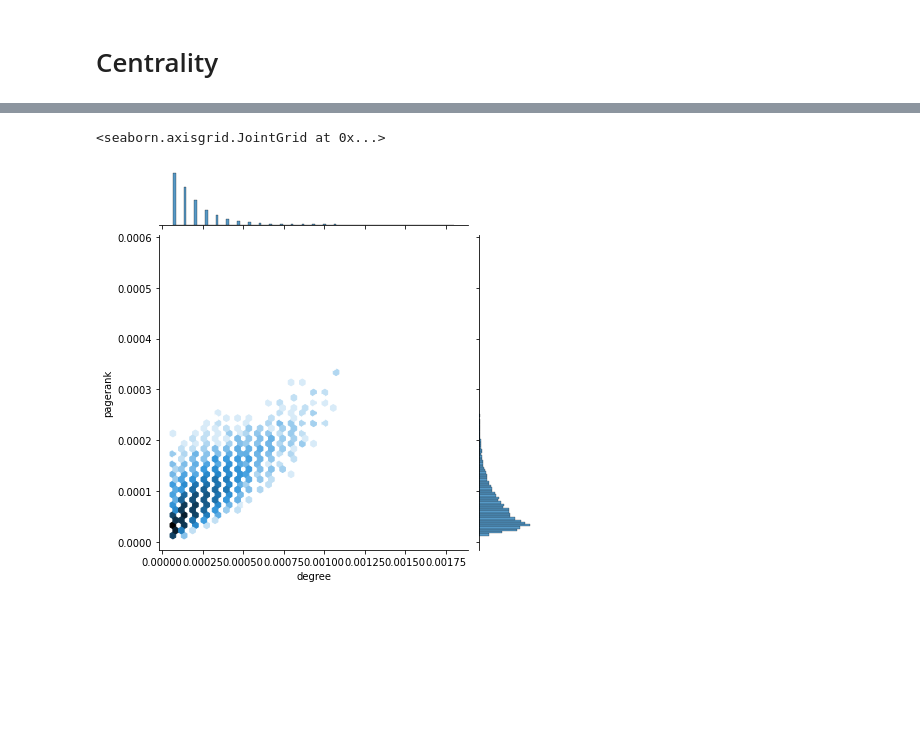
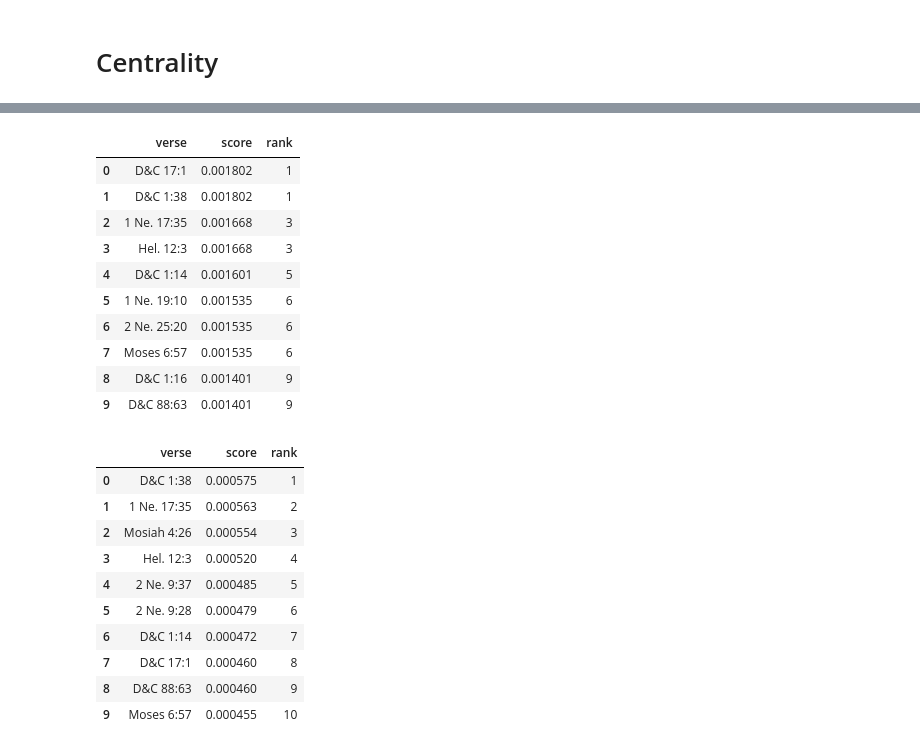
Before and after one commit to skearnes/scripture-graph, a Jupyter notebook: posts/2020-12-31/post.ipynb, the cells around one changed output, grey strips where cells are left out. Drawn from its saved outputs; the diff is of its cells as text; code cells hidden in the pictures; blank space fills up the shorter version.

```diff
--- a/posts/2020-12-31/post.ipynb
+++ b/posts/2020-12-31/post.ipynb
@@ -186,6 +112,0 @@ sns.jointplot(x='degree', y='pagerank', data=df, kind='hex', mincnt=1, bins='log
-# %%
-mask = (df.degree > 0)
-sns.jointplot(x='degree', y='pagerank', data=df[mask], kind='hex', mincnt=1, bins='log')
-# %% [output]
-<seaborn.axisgrid.JointGrid at 0x...>
-[figure, removed]
@@ -191,0 +121,30 @@ sns.jointplot(x='degree', y='pagerank', data=df[mask], kind='hex', mincnt=1, bin
+# %%
+degree_df = assign_ranks(nx.in_degree_centrality(subgraph))
+degree_df.head(10)
+# %% [output]
+|  | verse | score | rank |
+| 0 | D&C 17:1 | 0.001802 | 1 |
+| 1 | D&C 1:38 | 0.001802 | 1 |
+| 2 | 1 Ne. 17:35 | 0.001668 | 3 |
+| 3 | Hel. 12:3 | 0.001668 | 3 |
+| 4 | D&C 1:14 | 0.001601 | 5 |
+| 5 | 1 Ne. 19:10 | 0.001535 | 6 |
+| 6 | 2 Ne. 25:20 | 0.001535 | 6 |
+| 7 | Moses 6:57 | 0.001535 | 6 |
+| 8 | D&C 1:16 | 0.001401 | 9 |
+| 9 | D&C 88:63 | 0.001401 | 9 |
+# %%
+pagerank_df = assign_ranks(nx.pagerank(subgraph))
+pagerank_df.head(10)
+# %% [output]
+|  | verse | score | rank |
+| 0 | D&C 1:38 | 0.000575 | 1 |
+| 1 | 1 Ne. 17:35 | 0.000563 | 2 |
+| 2 | Mosiah 4:26 | 0.000554 | 3 |
+| 3 | Hel. 12:3 | 0.000520 | 4 |
+| 4 | 2 Ne. 9:37 | 0.000485 | 5 |
+| 5 | 2 Ne. 9:28 | 0.000479 | 6 |
+| 6 | D&C 1:14 | 0.000472 | 7 |
+| 7 | D&C 17:1 | 0.000460 | 8 |
+| 8 | D&C 88:63 | 0.000460 | 9 |
+| 9 | Moses 6:57 | 0.000455 | 10 |
```
Also changed, not shown: parts of 24 cells of this notebook.
